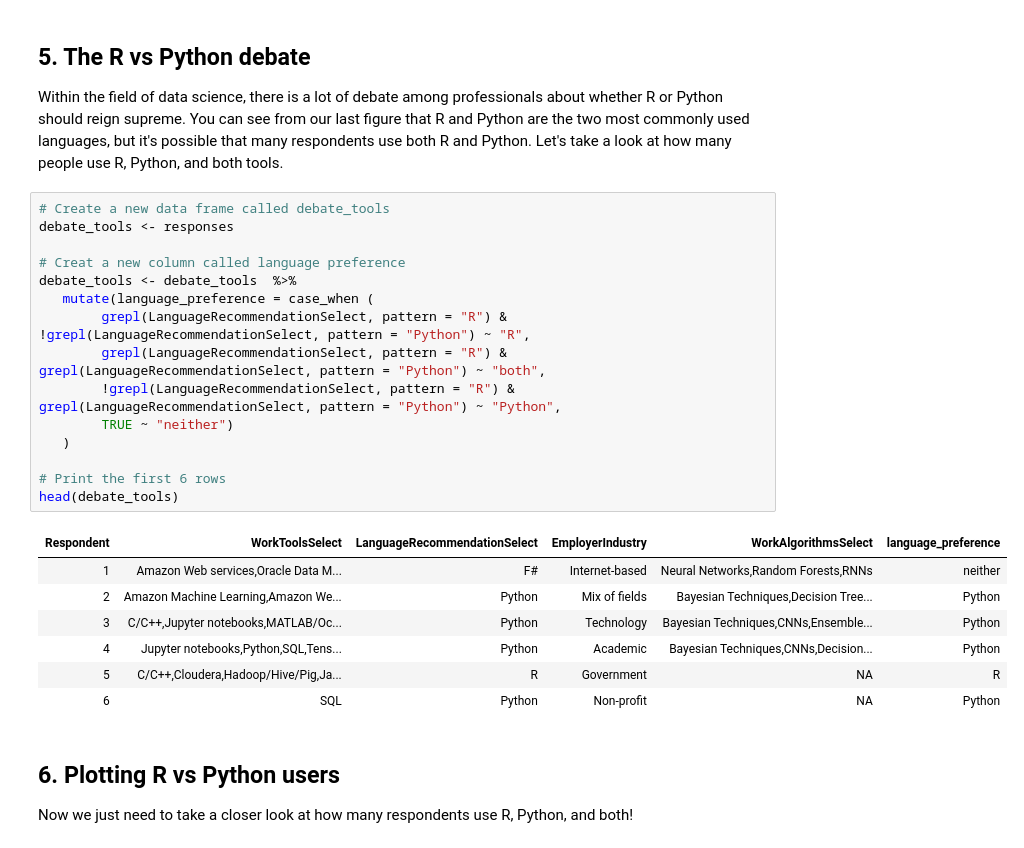
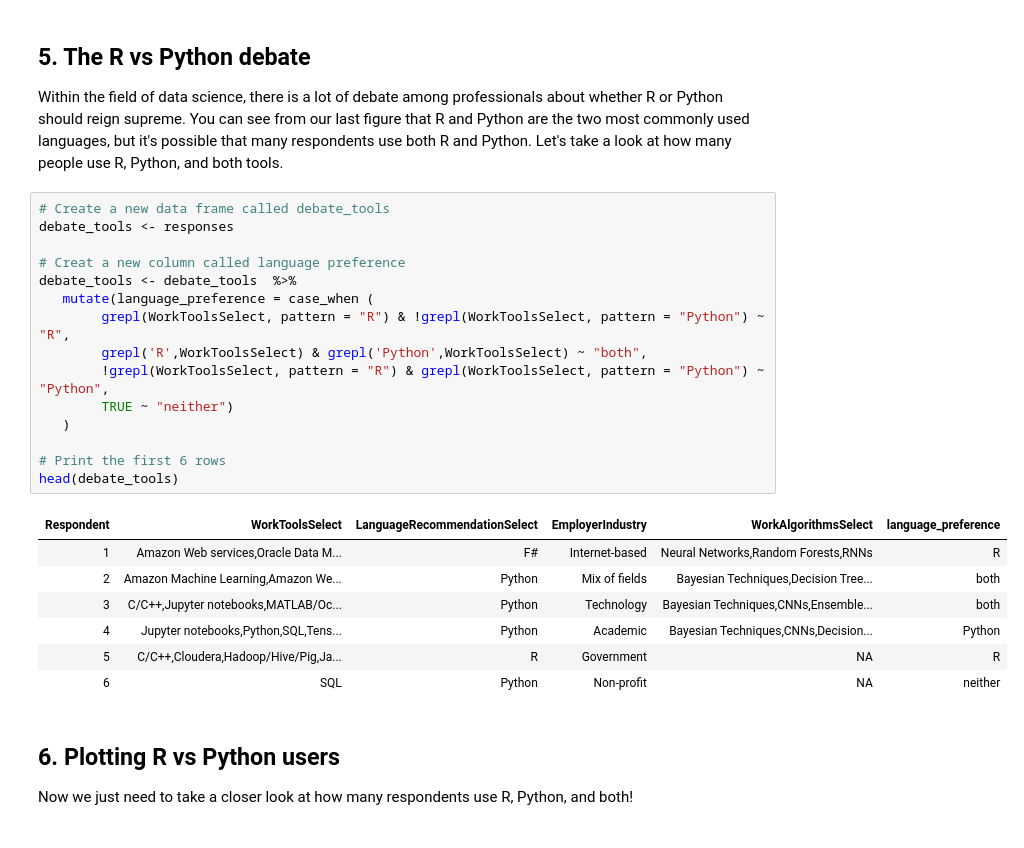
Before and after one commit to skhiearth/DataCamp-Exploring-the-Kaggle-Data-Science-Survey, a Jupyter notebook: notebook.ipynb, the cells around one changed output. Drawn from its saved outputs; the diff is of its cells as text.

```diff
--- a/notebook.ipynb
+++ b/notebook.ipynb
@@ -100,26 +100,26 @@ ggplot(subset(tool_count, !is.na(work_tools)), aes(x = reorder(work_tools, Count
 # %%
 # Create a new data frame called debate_tools
 debate_tools <- responses
 
 # Creat a new column called language preference
 debate_tools <- debate_tools  %>%
    mutate(language_preference = case_when (
-        grepl(LanguageRecommendationSelect, pattern = "R") & !grepl(LanguageRecommendationSelect, pattern = "Python") ~ "R",
-        grepl(LanguageRecommendationSelect, pattern = "R") & grepl(LanguageRecommendationSelect, pattern = "Python") ~ "both",
-        !grepl(LanguageRecommendationSelect, pattern = "R") & grepl(LanguageRecommendationSelect, pattern = "Python") ~ "Python",
+        grepl(WorkToolsSelect, pattern = "R") & !grepl(WorkToolsSelect, pattern = "Python") ~ "R",
+        grepl('R',WorkToolsSelect) & grepl('Python',WorkToolsSelect) ~ "both",
+        !grepl(WorkToolsSelect, pattern = "R") & grepl(WorkToolsSelect, pattern = "Python") ~ "Python",
         TRUE ~ "neither")
    )
 
 # Print the first 6 rows
 head(debate_tools)
 # %% [output]
 | Respondent | WorkToolsSelect | LanguageRecommendationSelect | EmployerIndustry | WorkAlgorithmsSelect | language_preference |
-| 1 | Amazon Web services,Oracle Data M... | F# | Internet-based | Neural Networks,Random Forests,RNNs | neither |
-| 2 | Amazon Machine Learning,Amazon We... | Python | Mix of fields | Bayesian Techniques,Decision Tree... | Python |
-| 3 | C/C++,Jupyter notebooks,MATLAB/Oc... | Python | Technology | Bayesian Techniques,CNNs,Ensemble... | Python |
+| 1 | Amazon Web services,Oracle Data M... | F# | Internet-based | Neural Networks,Random Forests,RNNs | R |
+| 2 | Amazon Machine Learning,Amazon We... | Python | Mix of fields | Bayesian Techniques,Decision Tree... | both |
+| 3 | C/C++,Jupyter notebooks,MATLAB/Oc... | Python | Technology | Bayesian Techniques,CNNs,Ensemble... | both |
 | 4 | Jupyter notebooks,Python,SQL,Tens... | Python | Academic | Bayesian Techniques,CNNs,Decision... | Python |
 | 5 | C/C++,Cloudera,Hadoop/Hive/Pig,Ja... | R | Government | NA | R |
-| 6 | SQL | Python | Non-profit | NA | Python |
+| 6 | SQL | Python | Non-profit | NA | neither |
 # %% [markdown]
 ## 6. Plotting R vs Python users
 <p>Now we just need to take a closer look at how many respondents use R, Python, and both!</p>
```
Also changed, not shown: parts of 5 cells of this notebook.
